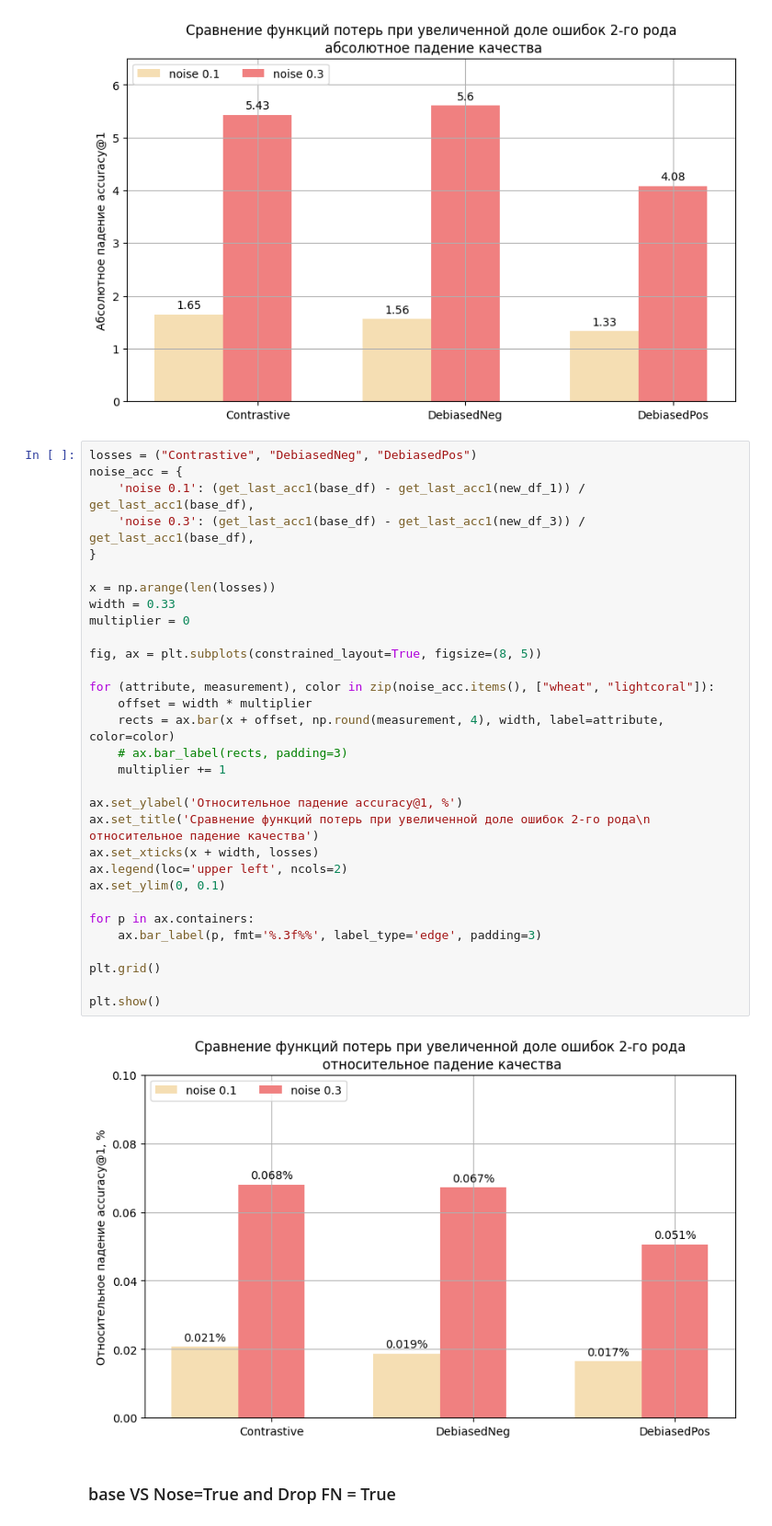
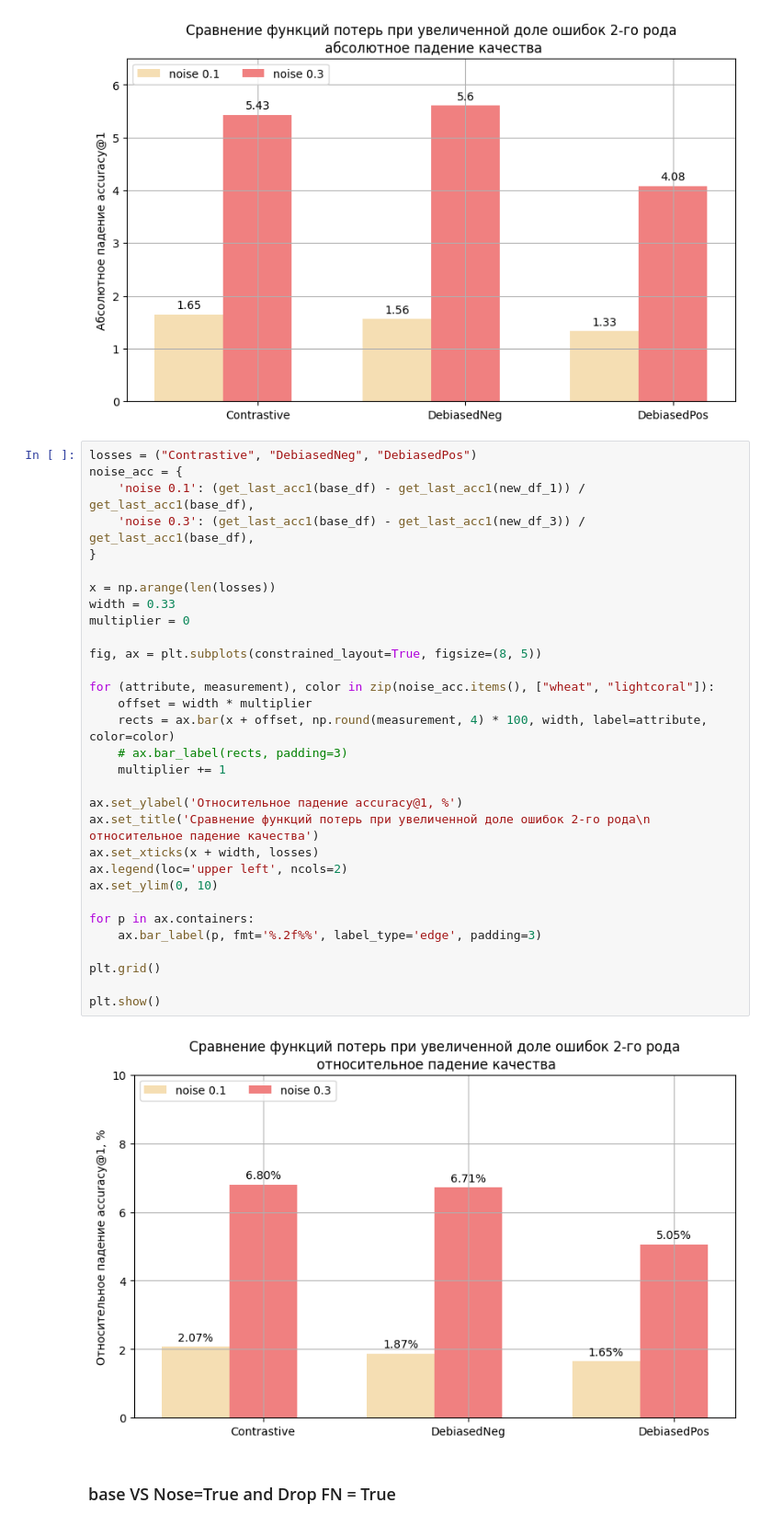
Before and after one commit to AsciiShell/hse_DCL_positive, a Jupyter notebook: plot_experiments.ipynb, the cells around one changed output. Shown at 92% size. Saved outputs shown, nothing was run; the diff lists cells and outputs as text.

```diff
--- a/plot_experiments.ipynb
+++ b/plot_experiments.ipynb
@@ -282,36 +282,36 @@ plt.show()
 # %%
 losses = ("Contrastive", "DebiasedNeg", "DebiasedPos")
 noise_acc = {
     'noise 0.1': (get_last_acc1(base_df) - get_last_acc1(new_df_1)) / get_last_acc1(base_df),
     'noise 0.3': (get_last_acc1(base_df) - get_last_acc1(new_df_3)) / get_last_acc1(base_df),
 }
 
 x = np.arange(len(losses))
 width = 0.33
 multiplier = 0
 
 fig, ax = plt.subplots(constrained_layout=True, figsize=(8, 5))
 
 for (attribute, measurement), color in zip(noise_acc.items(), ["wheat", "lightcoral"]):
     offset = width * multiplier
-    rects = ax.bar(x + offset, np.round(measurement, 4), width, label=attribute, color=color)
+    rects = ax.bar(x + offset, np.round(measurement, 4) * 100, width, label=attribute, color=color)
     # ax.bar_label(rects, padding=3)
     multiplier += 1
 
 ax.set_ylabel('Относительное падение accuracy@1, %')
 ax.set_title('Сравнение функций потерь при увеличенной доле ошибок 2-го рода\n относительное падение качества')
 ax.set_xticks(x + width, losses)
 ax.legend(loc='upper left', ncols=2)
-ax.set_ylim(0, 0.1)
+ax.set_ylim(0, 10)
 
 for p in ax.containers:
-    ax.bar_label(p, fmt='%.3f%%', label_type='edge', padding=3)
+    ax.bar_label(p, fmt='%.2f%%', label_type='edge', padding=3)
 
 plt.grid()
 
 plt.show()
 # %% [output]
-[figure, old version]
+[figure, new version]
 # %% [markdown]
 ### base VS Nose=True and Drop FN = True
 # %%
```
